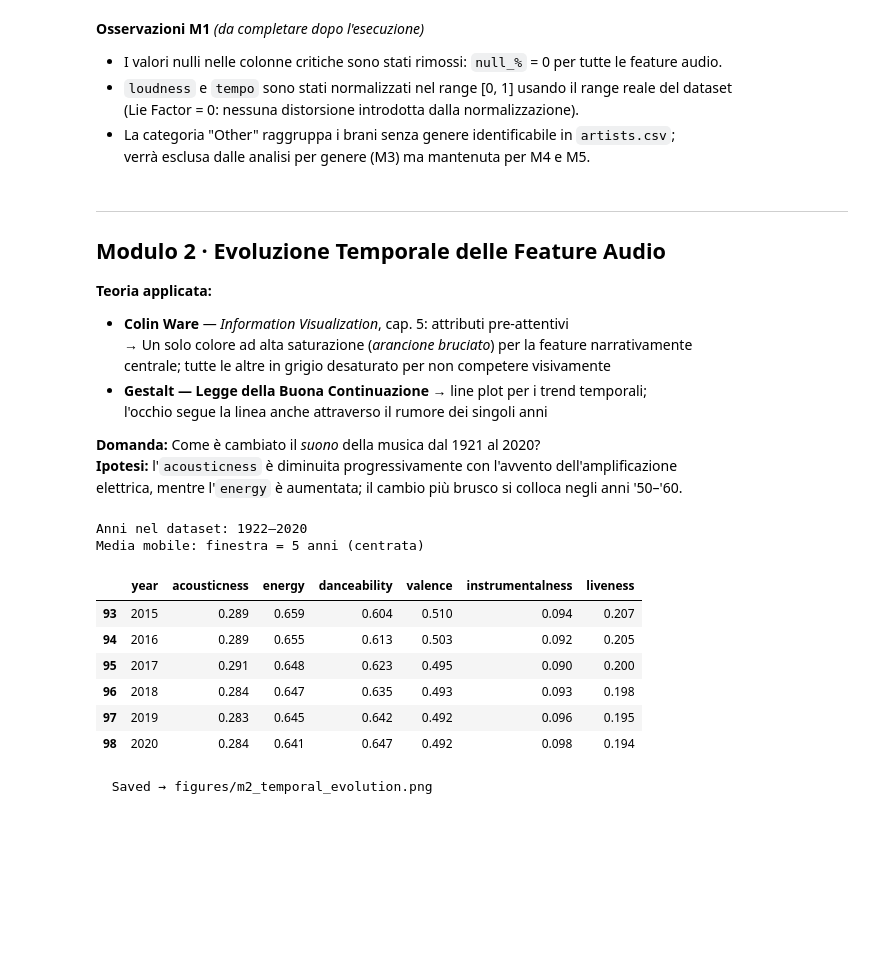
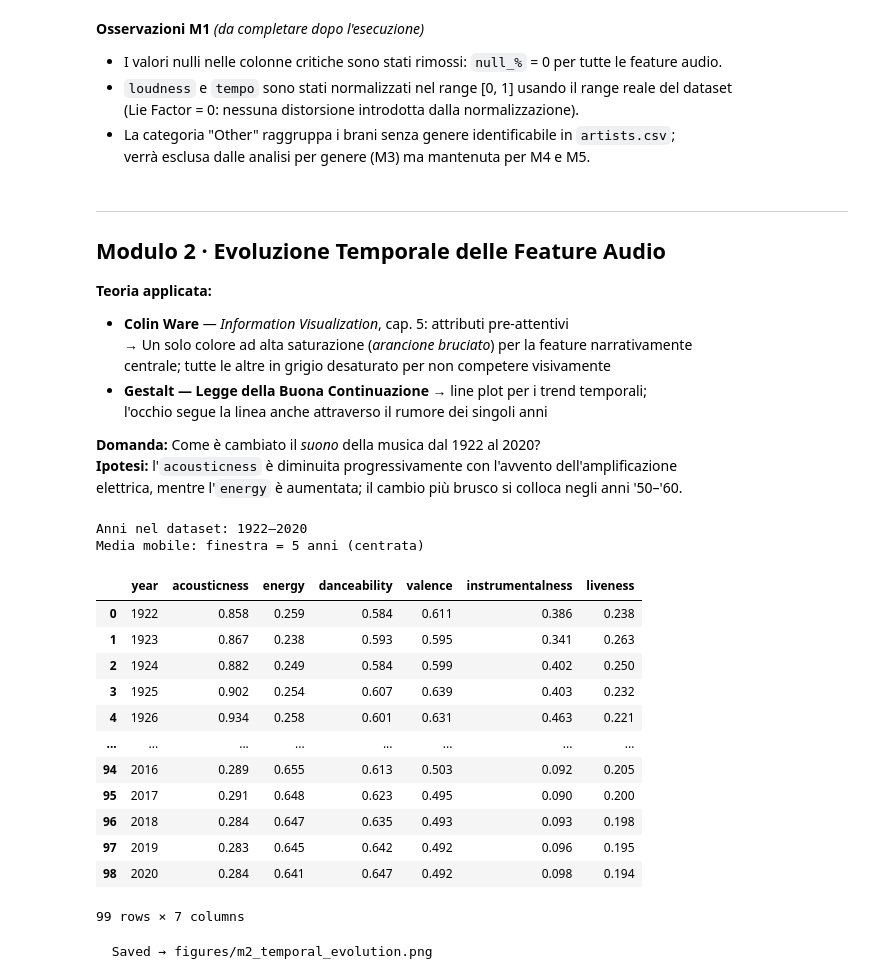
Before and after one commit to arcadiacipolla/La_Trasformazione_del_Suono_-_Scientific_Visualization, a Jupyter notebook: the_shape_of_music.ipynb, the cells around one changed output. Drawn from its saved outputs; the diff is of its cells as text; code cells hidden in the pictures; blank space fills up the shorter version.

```diff
--- a/the_shape_of_music.ipynb
+++ b/the_shape_of_music.ipynb
@@ -189,38 +189,44 @@ plt.show()
 - **Gestalt — Legge della Buona Continuazione** → line plot per i trend temporali;
   l'occhio segue la linea anche attraverso il rumore dei singoli anni
 
-**Domanda:** Come è cambiato il *suono* della musica dal 1921 al 2020?
+**Domanda:** Come è cambiato il *suono* della musica dal 1922 al 2020?
 **Ipotesi:** l'`acousticness` è diminuita progressivamente con l'avvento dell'amplificazione
 elettrica, mentre l'`energy` è aumentata; il cambio più brusco si colloca negli anni '50–'60.
 # %%
 # ── Aggregazione annuale e media mobile ──────────────────────────────────────
 FEATURES_PLOT = [
     "acousticness", "energy", "danceability",
     "valence", "instrumentalness", "liveness",
 ]
 WINDOW = 5   # anni — riduce il rumore senza appiattire i trend
 
 yearly = df.groupby("year")[FEATURES_PLOT].mean().reset_index()
 
 yearly_smooth = yearly.copy()
 for col in FEATURES_PLOT:
     yearly_smooth[col] = (
         yearly[col].rolling(window=WINDOW, center=True, min_periods=2).mean()
     )
 
 print(f"Anni nel dataset: {int(yearly['year'].min())}–{int(yearly['year'].max())}")
 print(f"Media mobile: finestra = {WINDOW} anni (centrata)")
-yearly_smooth[["year"] + FEATURES_PLOT].tail(6).round(3)
+yearly_smooth[["year"] + FEATURES_PLOT].round(3)
 # %% [output]
 Anni nel dataset: 1922–2020
 Media mobile: finestra = 5 anni (centrata)
 |  | year | acousticness | energy | danceability | valence | instrumentalness | liveness |
-| 93 | 2015 | 0.289 | 0.659 | 0.604 | 0.510 | 0.094 | 0.207 |
+| 0 | 1922 | 0.858 | 0.259 | 0.584 | 0.611 | 0.386 | 0.238 |
+| 1 | 1923 | 0.867 | 0.238 | 0.593 | 0.595 | 0.341 | 0.263 |
+| 2 | 1924 | 0.882 | 0.249 | 0.584 | 0.599 | 0.402 | 0.250 |
+| 3 | 1925 | 0.902 | 0.254 | 0.607 | 0.639 | 0.403 | 0.232 |
+| 4 | 1926 | 0.934 | 0.258 | 0.601 | 0.631 | 0.463 | 0.221 |
+| ... | ... | ... | ... | ... | ... | ... | ... |
 | 94 | 2016 | 0.289 | 0.655 | 0.613 | 0.503 | 0.092 | 0.205 |
 | 95 | 2017 | 0.291 | 0.648 | 0.623 | 0.495 | 0.090 | 0.200 |
 | 96 | 2018 | 0.284 | 0.647 | 0.635 | 0.493 | 0.093 | 0.198 |
 | 97 | 2019 | 0.283 | 0.645 | 0.642 | 0.492 | 0.096 | 0.195 |
 | 98 | 2020 | 0.284 | 0.641 | 0.647 | 0.492 | 0.098 | 0.194 |
+99 rows × 7 columns
 # %%
 # ── Line plot principale — attributo pre-attentivo (Ware) ───────────────────
 # Regola applicata: UN SOLO colore saturo per la feature chiave narrativa
```
Also changed, not shown: parts of 16 cells of this notebook, 1 other file.
